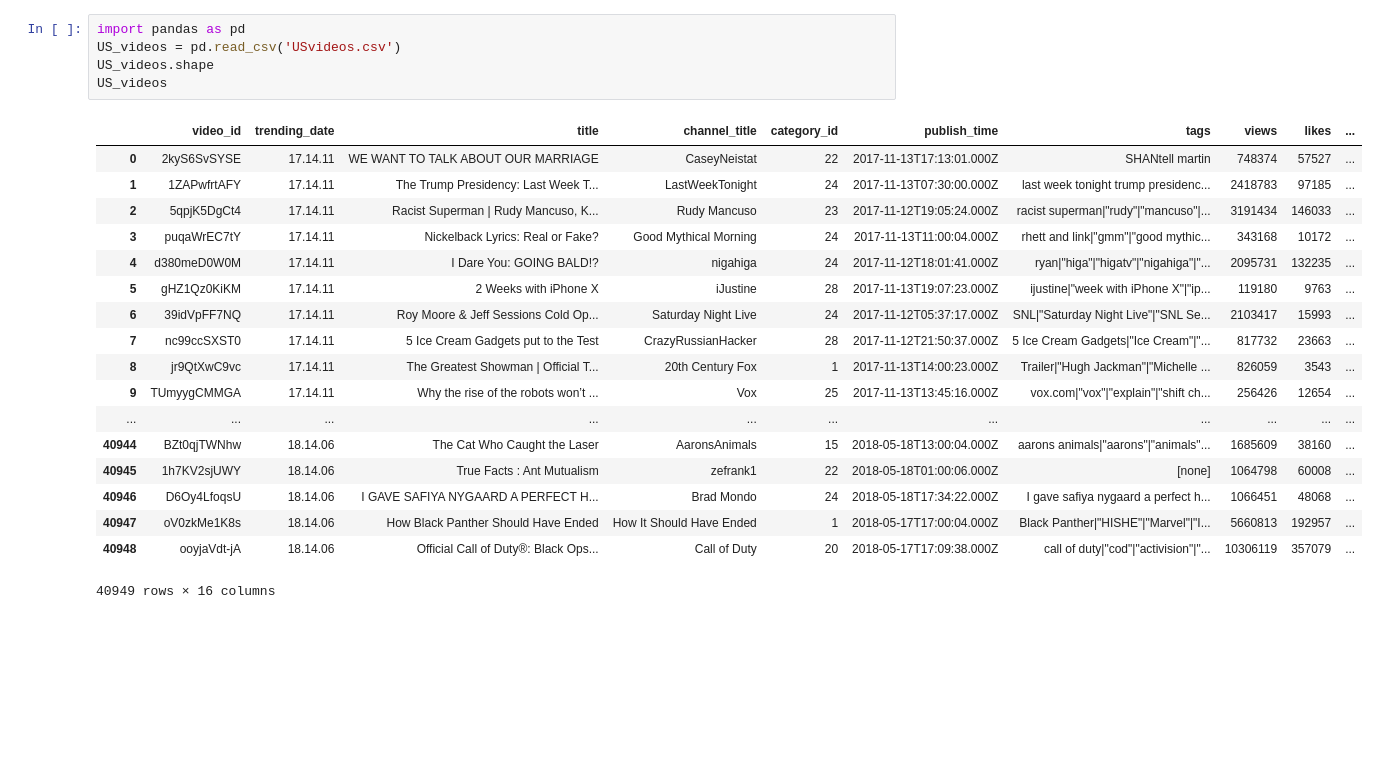
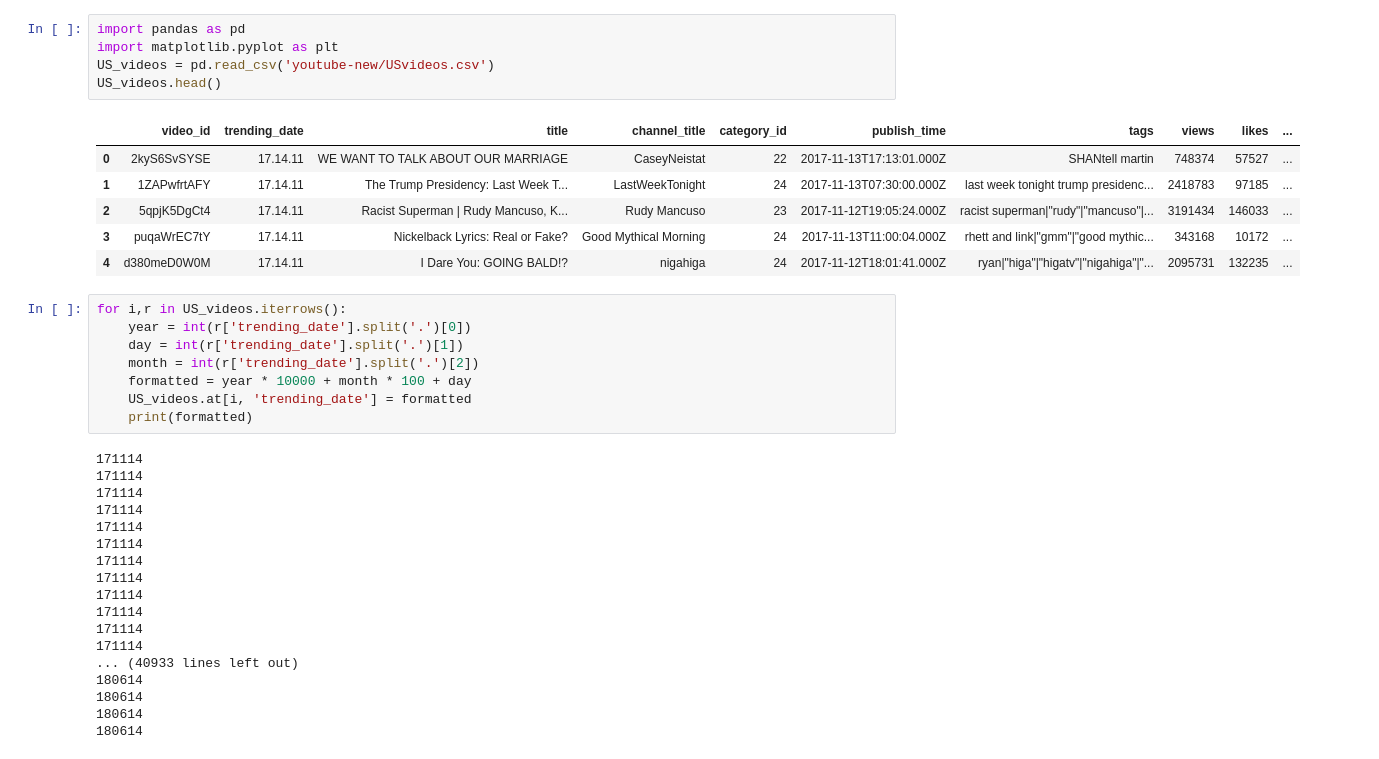
Before and after one commit to frankyyzy/Utube, a Jupyter notebook: finalproject.ipynb, the cells around one changed output. Cells and saved outputs as stored; diff of their text form; blank space fills up the shorter version.

```diff
--- a/finalproject.ipynb
+++ b/finalproject.ipynb
@@ -1,24 +1,38 @@
 # %%
 import pandas as pd
-US_videos = pd.read_csv('USvideos.csv')
-US_videos.shape
-US_videos
+import matplotlib.pyplot as plt
+US_videos = pd.read_csv('youtube-new/USvideos.csv')
+US_videos.head()
 # %% [output]
 |  | video_id | trending_date | title | channel_title | category_id | publish_time | tags | views | likes | ... |
 | 0 | 2kyS6SvSYSE | 17.14.11 | WE WANT TO TALK ABOUT OUR MARRIAGE | CaseyNeistat | 22 | 2017-11-13T17:13:01.000Z | SHANtell martin | 748374 | 57527 | ... |
 | 1 | 1ZAPwfrtAFY | 17.14.11 | The Trump Presidency: Last Week T... | LastWeekTonight | 24 | 2017-11-13T07:30:00.000Z | last week tonight trump presidenc... | 2418783 | 97185 | ... |
 | 2 | 5qpjK5DgCt4 | 17.14.11 | Racist Superman | Rudy Mancuso, K... | Rudy Mancuso | 23 | 2017-11-12T19:05:24.000Z | racist superman|"rudy"|"mancuso"|... | 3191434 | 146033 | ... |
 | 3 | puqaWrEC7tY | 17.14.11 | Nickelback Lyrics: Real or Fake? | Good Mythical Morning | 24 | 2017-11-13T11:00:04.000Z | rhett and link|"gmm"|"good mythic... | 343168 | 10172 | ... |
 | 4 | d380meD0W0M | 17.14.11 | I Dare You: GOING BALD!? | nigahiga | 24 | 2017-11-12T18:01:41.000Z | ryan|"higa"|"higatv"|"nigahiga"|"... | 2095731 | 132235 | ... |
-| 5 | gHZ1Qz0KiKM | 17.14.11 | 2 Weeks with iPhone X | iJustine | 28 | 2017-11-13T19:07:23.000Z | ijustine|"week with iPhone X"|"ip... | 119180 | 9763 | ... |
-| 6 | 39idVpFF7NQ | 17.14.11 | Roy Moore & Jeff Sessions Cold Op... | Saturday Night Live | 24 | 2017-11-12T05:37:17.000Z | SNL|"Saturday Night Live"|"SNL Se... | 2103417 | 15993 | ... |
-| 7 | nc99ccSXST0 | 17.14.11 | 5 Ice Cream Gadgets put to the Test | CrazyRussianHacker | 28 | 2017-11-12T21:50:37.000Z | 5 Ice Cream Gadgets|"Ice Cream"|"... | 817732 | 23663 | ... |
-| 8 | jr9QtXwC9vc | 17.14.11 | The Greatest Showman | Official T... | 20th Century Fox | 1 | 2017-11-13T14:00:23.000Z | Trailer|"Hugh Jackman"|"Michelle ... | 826059 | 3543 | ... |
-| 9 | TUmyygCMMGA | 17.14.11 | Why the rise of the robots won’t ... | Vox | 25 | 2017-11-13T13:45:16.000Z | vox.com|"vox"|"explain"|"shift ch... | 256426 | 12654 | ... |
-| ... | ... | ... | ... | ... | ... | ... | ... | ... | ... | ... |
-| 40944 | BZt0qjTWNhw | 18.14.06 | The Cat Who Caught the Laser | AaronsAnimals | 15 | 2018-05-18T13:00:04.000Z | aarons animals|"aarons"|"animals"... | 1685609 | 38160 | ... |
-| 40945 | 1h7KV2sjUWY | 18.14.06 | True Facts : Ant Mutualism | zefrank1 | 22 | 2018-05-18T01:00:06.000Z | [none] | 1064798 | 60008 | ... |
-| 40946 | D6Oy4LfoqsU | 18.14.06 | I GAVE SAFIYA NYGAARD A PERFECT H... | Brad Mondo | 24 | 2018-05-18T17:34:22.000Z | I gave safiya nygaard a perfect h... | 1066451 | 48068 | ... |
-| 40947 | oV0zkMe1K8s | 18.14.06 | How Black Panther Should Have Ended | How It Should Have Ended | 1 | 2018-05-17T17:00:04.000Z | Black Panther|"HISHE"|"Marvel"|"I... | 5660813 | 192957 | ... |
-| 40948 | ooyjaVdt-jA | 18.14.06 | Official Call of Duty®: Black Ops... | Call of Duty | 20 | 2018-05-17T17:09:38.000Z | call of duty|"cod"|"activision"|"... | 10306119 | 357079 | ... |
-40949 rows × 16 columns
+# %%
+for i,r in US_videos.iterrows():
+    year = int(r['trending_date'].split('.')[0])
+    day = int(r['trending_date'].split('.')[1])
+    month = int(r['trending_date'].split('.')[2])
+    formatted = year * 10000 + month * 100 + day
+    US_videos.at[i, 'trending_date'] = formatted
+    print(formatted)
+# %% [output]
+171114
+171114
+171114
+171114
+171114
+171114
+171114
+171114
+171114
+171114
+171114
+171114
+... (40933 lines left out)
+180614
+180614
+180614
+180614
```
Also changed, not shown: parts of 3 cells of this notebook, 3 other files.
